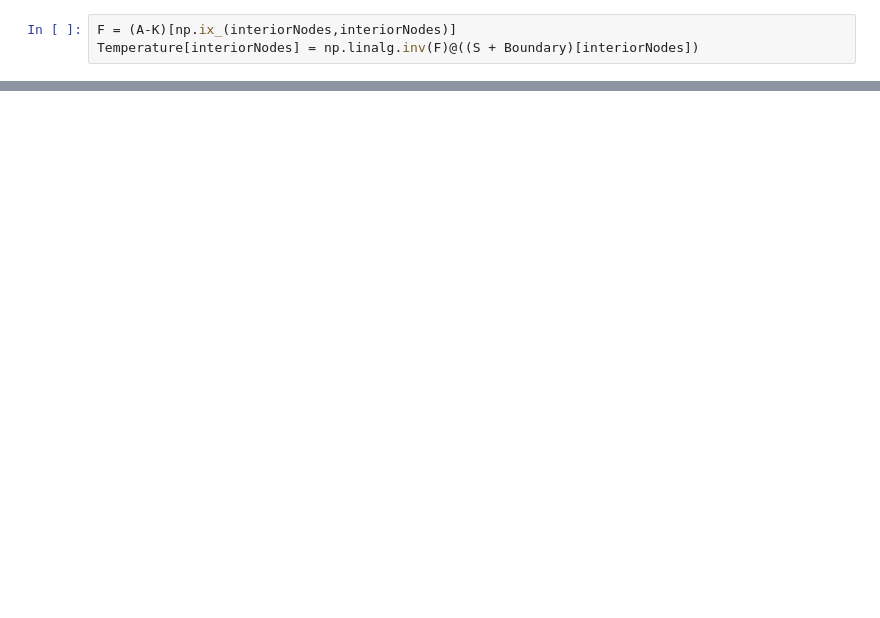
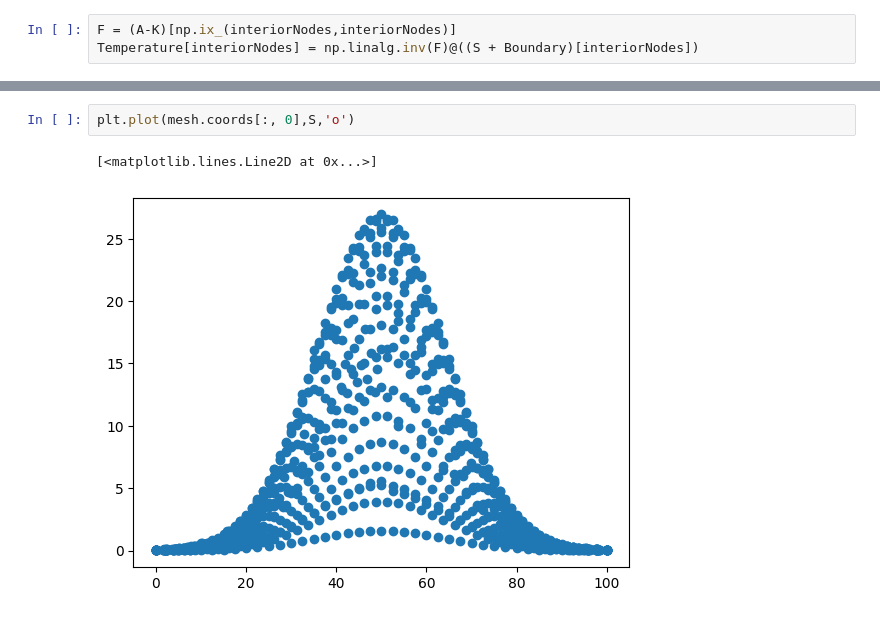
Before and after one commit to me21b172/ME5204-Project, a Jupyter notebook: Anuj/project.ipynb, the cells around one changed output, grey strips where cells are left out. Cells and saved outputs as stored; diff of their text form; blank space fills up the shorter version.

```diff
--- a/Anuj/project.ipynb
+++ b/Anuj/project.ipynb
@@ -153,0 +189,5 @@ No artists with labels found to put in legend.  Note that artists whose label st
+# %%
+plt.plot(mesh.coords[:, 0],S,'o')
+# %% [output]
+[<matplotlib.lines.Line2D at 0x...>]
+[figure, added]
```
Also changed, not shown: parts of 7 cells of this notebook.
